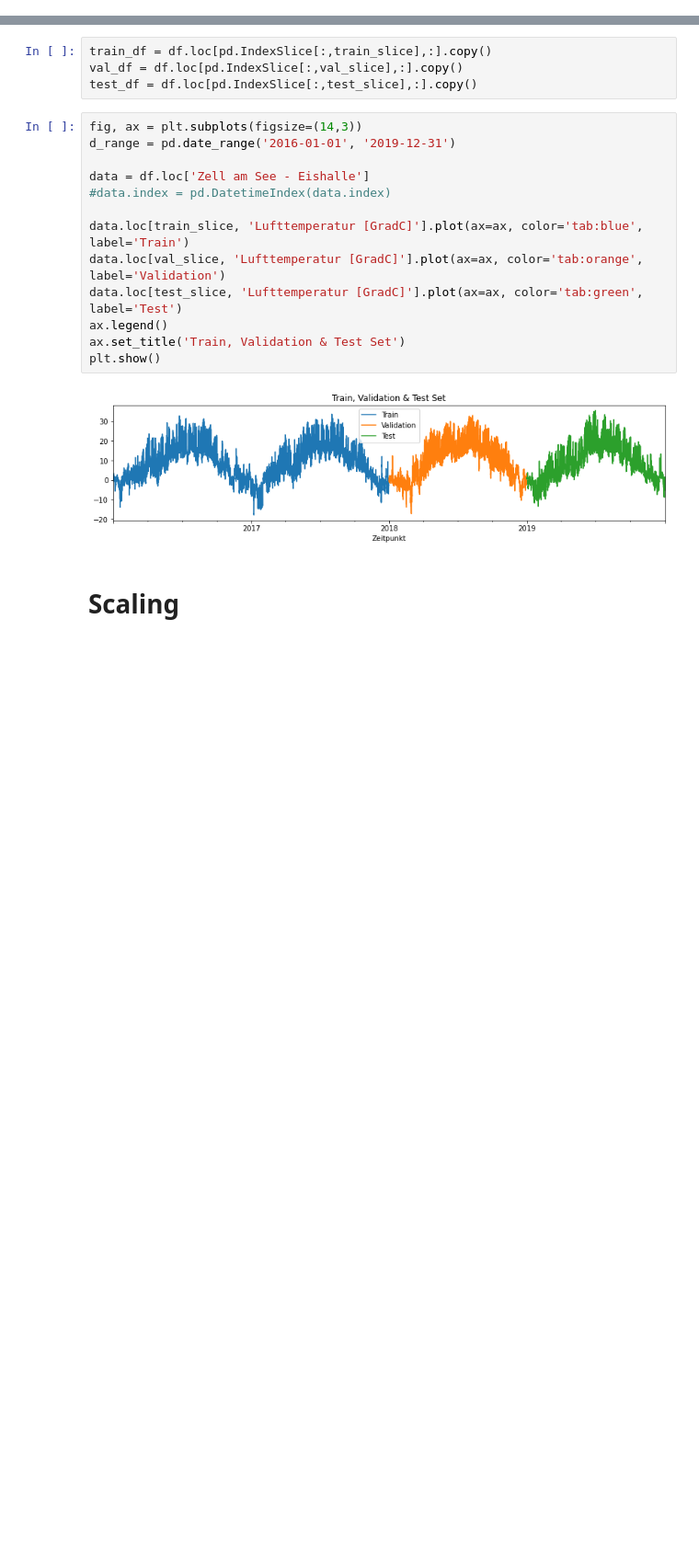
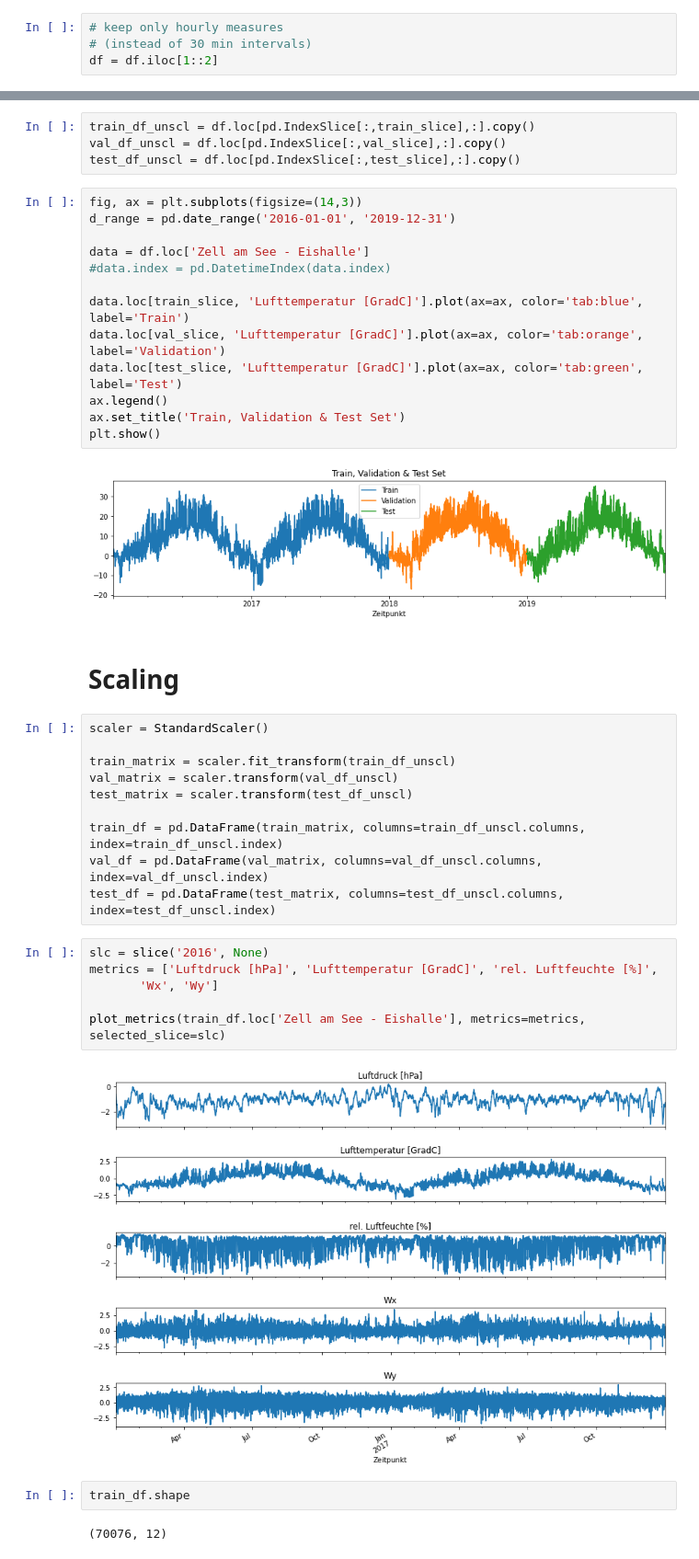
Before and after one commit to heckert/sbg-weather, a Jupyter notebook: notebooks/01-explore-sbg-weather.ipynb, the cells around one changed output, grey strips where cells are left out. Shown at 92% size. Cells and saved outputs as stored; diff of their text form; blank space fills up the shorter version.

```diff
--- a/notebooks/01-explore-sbg-weather.ipynb
+++ b/notebooks/01-explore-sbg-weather.ipynb
@@ -221,0 +219,4 @@ val_share = .25
+# %%
+# keep only hourly measures
+# (instead of 30 min intervals)
+df = df.iloc[1::2]
@@ -232,9 +249,9 @@ train_slice = slice(train_range[0], train_range[-1])
 val_slice = slice(val_range[0], val_range[-1])
 test_slice = slice(test_range[0], test_range[-1])
 # %%
-train_df = df.loc[pd.IndexSlice[:,train_slice],:].copy()
-val_df = df.loc[pd.IndexSlice[:,val_slice],:].copy()
-test_df = df.loc[pd.IndexSlice[:,test_slice],:].copy()
+train_df_unscl = df.loc[pd.IndexSlice[:,train_slice],:].copy()
+val_df_unscl = df.loc[pd.IndexSlice[:,val_slice],:].copy()
+test_df_unscl = df.loc[pd.IndexSlice[:,test_slice],:].copy()
 # %%
 fig, ax = plt.subplots(figsize=(14,3))
 d_range = pd.date_range('2016-01-01', '2019-12-31')
@@ -252,5 +269,27 @@ plt.show()
 [figure]
 # %% [markdown]
 # Scaling
+# %%
+scaler = StandardScaler()
+
+train_matrix = scaler.fit_transform(train_df_unscl)
+val_matrix = scaler.transform(val_df_unscl)
+test_matrix = scaler.transform(test_df_unscl)
+
+train_df = pd.DataFrame(train_matrix, columns=train_df_unscl.columns, index=train_df_unscl.index)
+val_df = pd.DataFrame(val_matrix, columns=val_df_unscl.columns, index=val_df_unscl.index)
+test_df = pd.DataFrame(test_matrix, columns=test_df_unscl.columns, index=test_df_unscl.index)
+# %%
+slc = slice('2016', None)
+metrics = ['Luftdruck [hPa]', 'Lufttemperatur [GradC]', 'rel. Luftfeuchte [%]',
+       'Wx', 'Wy']
+
+plot_metrics(train_df.loc['Zell am See - Eishalle'], metrics=metrics, selected_slice=slc)
+# %% [output]
+[figure, added]
+# %%
+train_df.shape
+# %% [output]
+(70076, 12)
 # %%
 # TODO:
```
Also changed, not shown: parts of 22 cells of this notebook, 6 other files.
